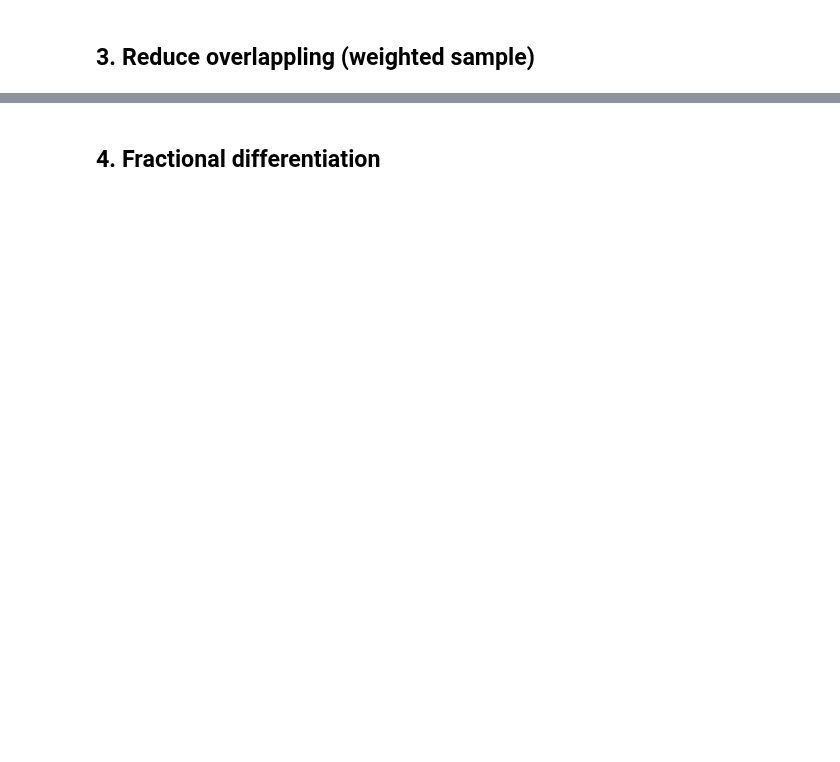
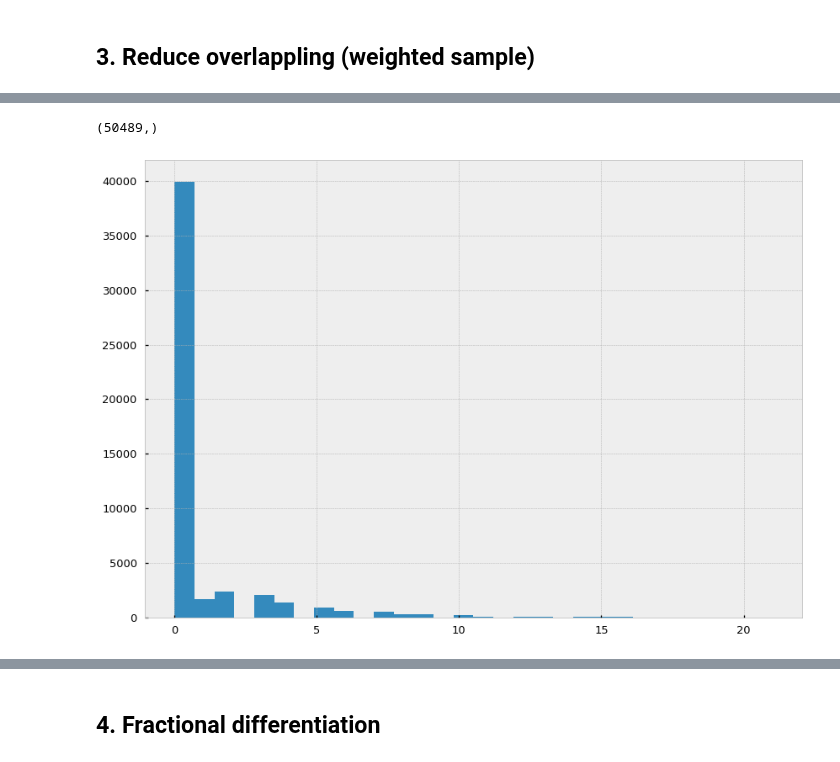
Before and after one commit to Dynami/Adv_Fin_ML_Exercises, a Jupyter notebook: notebooks/trying/test_02.ipynb, the cells around one changed output, grey strips where cells are left out. Cells and saved outputs as stored; diff of their text form; code cells hidden in the pictures; blank space fills up the shorter version.

```diff
--- a/notebooks/trying/test_02.ipynb
+++ b/notebooks/trying/test_02.ipynb
@@ -208,2 +238,10 @@ None
 # %% [markdown]
 ## 3. Reduce overlappling (weighted sample)
+# %%
+numCoEvents = snp.mpPandasObj(snp.mpNumCoEvents,('molecule',events.index),
+                              cpus,closeIdx=close.index,t1=events['t1'])
+print(numCoEvents.shape)
+
+plt.hist(numCoEvents, bins=30)
+plt.show()
+# %% [output]
@@ -210 +249,3 @@ None
+(50489,)
+[figure, added]
 # %%
```
Also changed, not shown: parts of 10 cells of this notebook, 1 other file.
